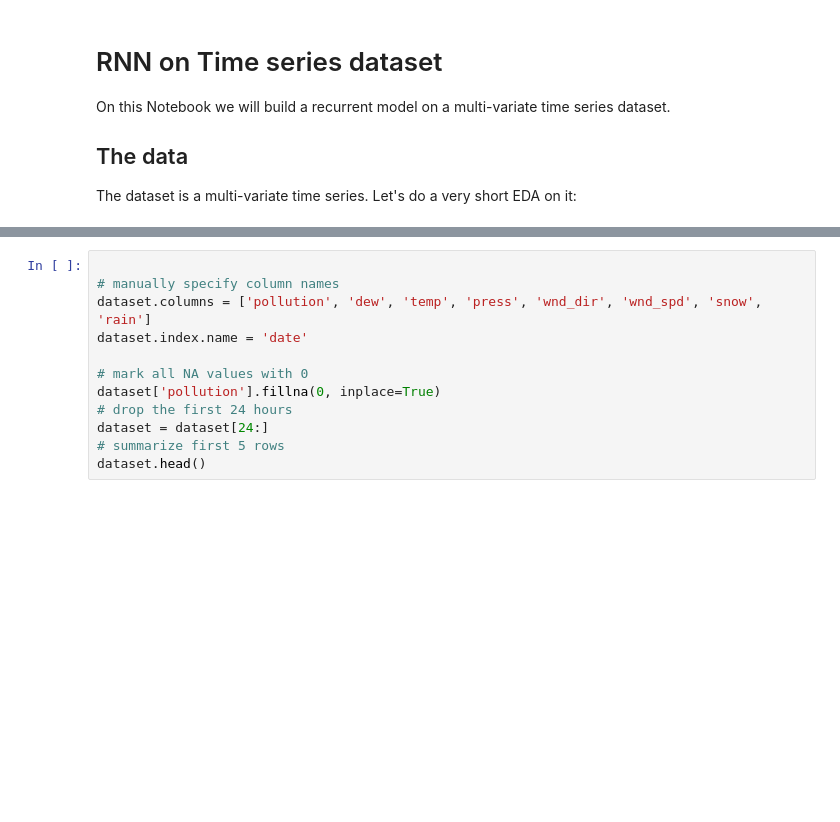
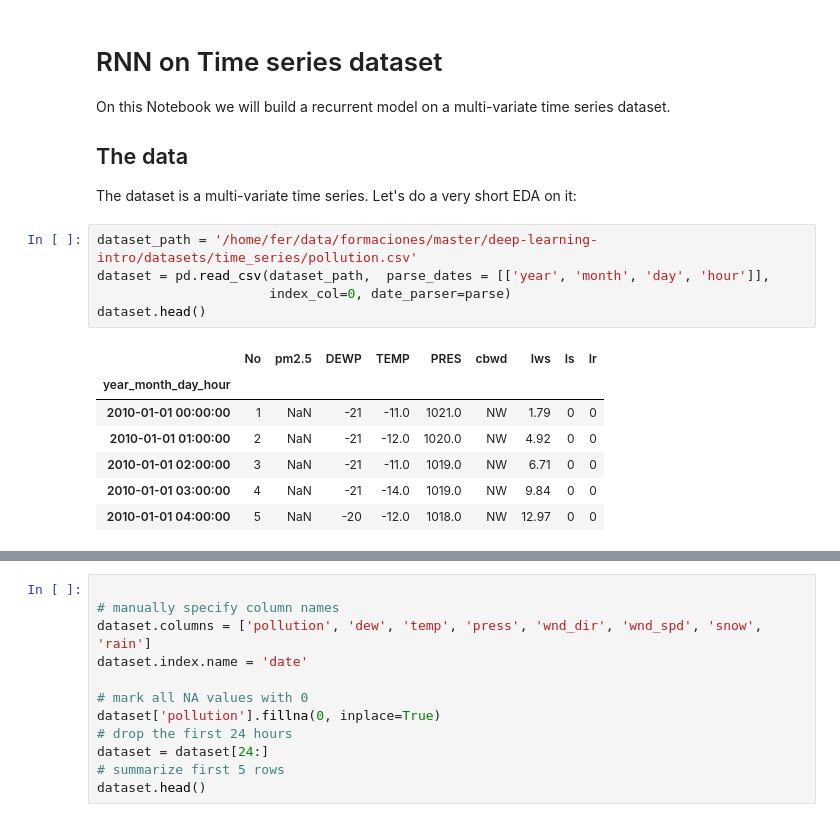
Before and after one commit to fermaat/online_deep_learning_intro, a Jupyter notebook: complete/06_TimeSeriesComplete.ipynb, the cells around one changed output, grey strips where cells are left out. Drawn from its saved outputs; the diff is of its cells as text; blank space fills up the shorter version.

```diff
--- a/complete/06_TimeSeriesComplete.ipynb
+++ b/complete/06_TimeSeriesComplete.ipynb
@@ -6,6 +6,19 @@ On this Notebook we will build a recurrent model on a multi-variate time series
 ## The data
 
 The dataset is a multi-variate time series. Let's do a very short EDA on it:
+# %%
+dataset_path = '/home/fer/data/formaciones/master/deep-learning-intro/datasets/time_series/pollution.csv'
+dataset = pd.read_csv(dataset_path,  parse_dates = [['year', 'month', 'day', 'hour']],
+                      index_col=0, date_parser=parse)
+dataset.head()
+# %% [output]
+|  | No | pm2.5 | DEWP | TEMP | PRES | cbwd | Iws | Is | Ir |
+| year_month_day_hour |  |  |  |  |  |  |  |  |  |
+| 2010-01-01 00:00:00 | 1 | NaN | -21 | -11.0 | 1021.0 | NW | 1.79 | 0 | 0 |
+| 2010-01-01 01:00:00 | 2 | NaN | -21 | -12.0 | 1020.0 | NW | 4.92 | 0 | 0 |
+| 2010-01-01 02:00:00 | 3 | NaN | -21 | -11.0 | 1019.0 | NW | 6.71 | 0 | 0 |
+| 2010-01-01 03:00:00 | 4 | NaN | -21 | -14.0 | 1019.0 | NW | 9.84 | 0 | 0 |
+| 2010-01-01 04:00:00 | 5 | NaN | -20 | -12.0 | 1018.0 | NW | 12.97 | 0 | 0 |
 # %%
 import pandas as pd
 from datetime import datetime
```
Also changed, not shown: parts of 9 cells of this notebook, 8 other files.
